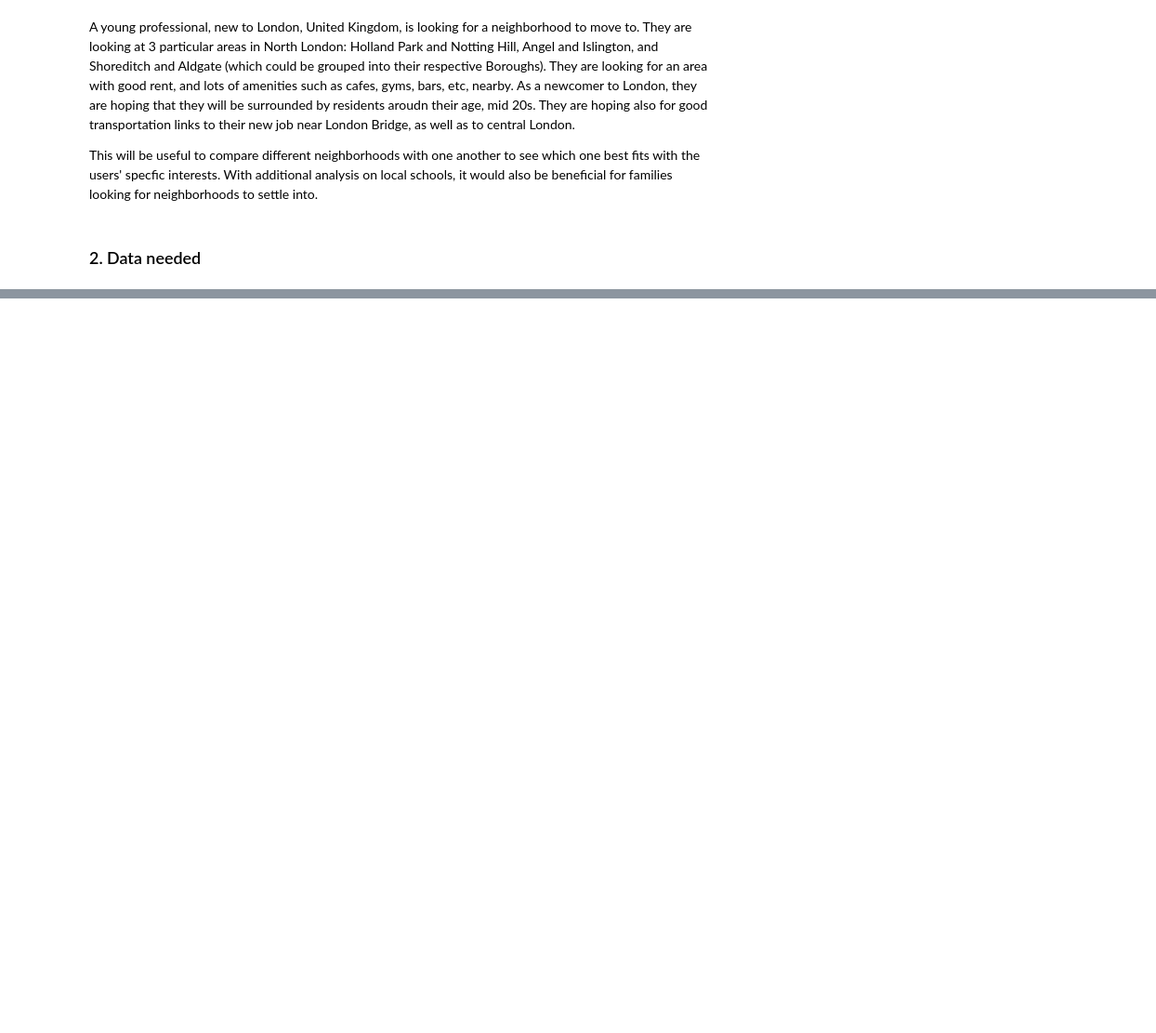
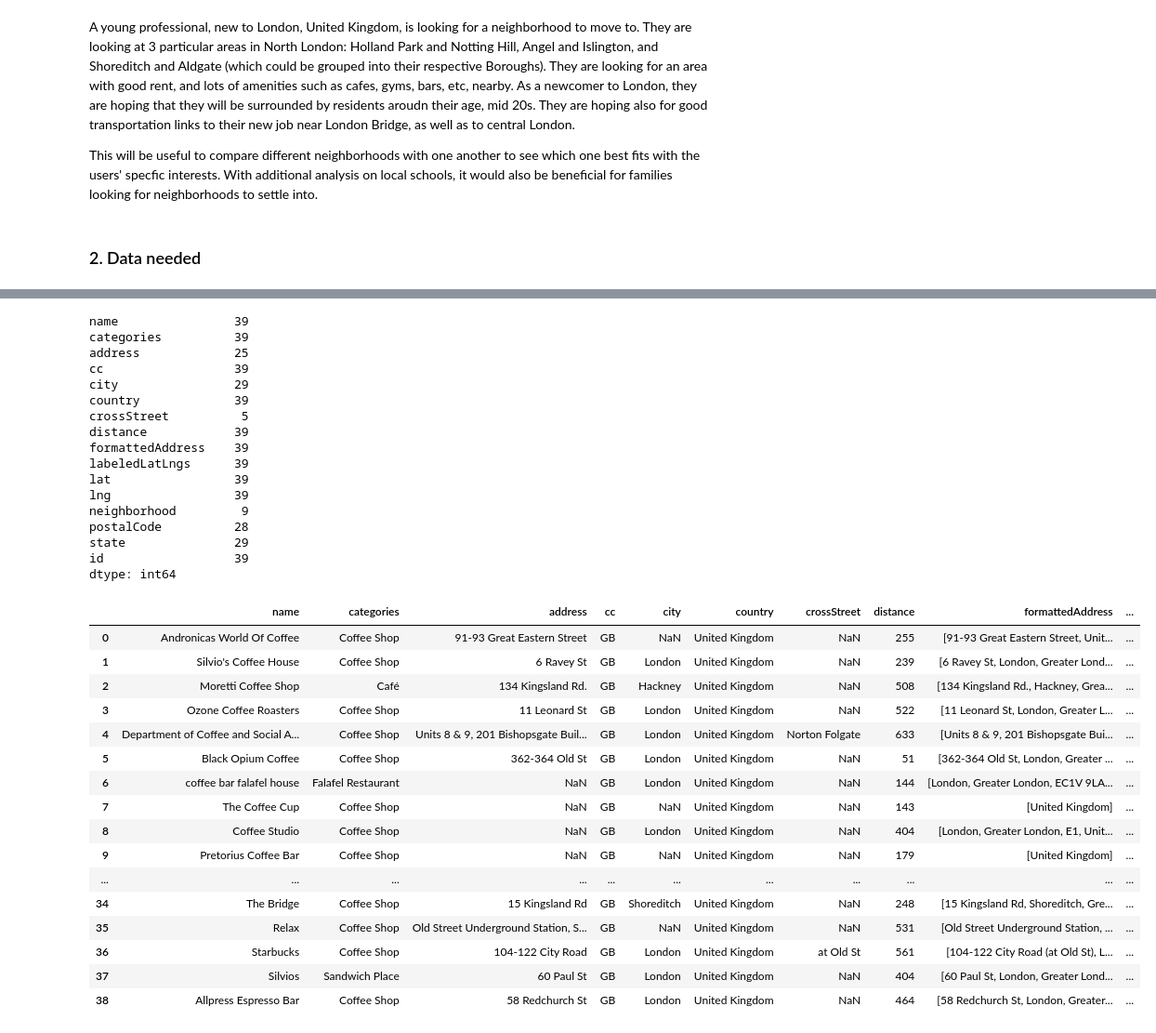
Before and after one commit to vinciyauu/Coursera_Capstone, a Jupyter notebook: Coursera_Capstone.ipynb, the cells around one changed output, grey strips where cells are left out. Shown at 93% size. Drawn from its saved outputs; the diff is of its cells as text; code cells hidden in the pictures; blank space fills up the shorter version.

Commit message:
Published from Watson Studio.

```diff
--- a/Coursera_Capstone.ipynb
+++ b/Coursera_Capstone.ipynb
@@ -23,0 +767,10 @@ Transportation data can also be used to determine the number of major bus or tub
+# %%
+#using Foursquare to explore venues in each location
+# Get Foursquare credentials
+CLIENT_ID = 'CH2SVOH5T2VO1MDUAEZZTXG3J4TDIKBQTMLQLR215DMQJXM3' # your Foursquare ID
+CLIENT_SECRET = 'OGUAYNKMFPZZSE3ZGDOB21S10RVFXZ1VR1FC1DPAOGJUFXP0' # your Foursquare Secret
+VERSION = '20180604'
+LIMIT = 30
+print('Your credentails:')
+print('CLIENT_ID: ' + CLIENT_ID)
+print('CLIENT_SECRET:' + CLIENT_SECRET)
@@ -23,0 +2328,3 @@ Transportation data can also be used to determine the number of major bus or tub
+# %%
+results = requests.get(url).json()
+results
@@ -23,0 +2349,6 @@ Transportation data can also be used to determine the number of major bus or tub
+# %%
+venues = results['response']['venues']
+
+# tranform venues into a dataframe
+Shoreditch_Coffee = json_normalize(venues)
+Shoreditch_Coffee.head()
@@ -23,0 +2362,60 @@ Transportation data can also be used to determine the number of major bus or tub
+# %%
+# keep only columns that include venue name, and anything that is associated with location
+filtered_columns = ['name', 'categories'] + [col for col in Shoreditch_Coffee.columns if col.startswith('location.')] + ['id']
+Shoreditch_Coffee_filtered = Shoreditch_Coffee.loc[:, filtered_columns]
+
+# function that extracts the category of the venue
+def get_category_type(row):
+    try:
+        categories_list = row['categories']
+    except:
+        categories_list = row['venue.categories']
+
+    if len(categories_list) == 0:
+        return None
+    else:
+        return categories_list[0]['name']
+
+# filter the category for each row
+Shoreditch_Coffee_filtered['categories'] = Shoreditch_Coffee_filtered.apply(get_category_type, axis=1)
+
+# clean column names by keeping only last term
+Shoreditch_Coffee_filtered.columns = [column.split('.')[-1] for column in Shoreditch_Coffee_filtered.columns]
+
+print(Shoreditch_Coffee_filtered.count())
+Shoreditch_Coffee_filtered
+# %% [output]
+name                39
+categories          39
+address             25
+cc                  39
+city                29
+country             39
+crossStreet          5
+distance            39
+formattedAddress    39
+labeledLatLngs      39
+lat                 39
+lng                 39
+neighborhood         9
+postalCode          28
+state               29
+id                  39
+dtype: int64
+|  | name | categories | address | cc | city | country | crossStreet | distance | formattedAddress | ... |
+| 0 | Andronicas World Of Coffee | Coffee Shop | 91-93 Great Eastern Street | GB | NaN | United Kingdom | NaN | 255 | [91-93 Great Eastern Street, Unit... | ... |
+| 1 | Silvio's Coffee House | Coffee Shop | 6 Ravey St | GB | London | United Kingdom | NaN | 239 | [6 Ravey St, London, Greater Lond... | ... |
+| 2 | Moretti Coffee Shop | Café | 134 Kingsland Rd. | GB | Hackney | United Kingdom | NaN | 508 | [134 Kingsland Rd., Hackney, Grea... | ... |
+| 3 | Ozone Coffee Roasters | Coffee Shop | 11 Leonard St | GB | London | United Kingdom | NaN | 522 | [11 Leonard St, London, Greater L... | ... |
+| 4 | Department of Coffee and Social A... | Coffee Shop | Units 8 & 9, 201 Bishopsgate Buil... | GB | London | United Kingdom | Norton Folgate | 633 | [Units 8 & 9, 201 Bishopsgate Bui... | ... |
+| 5 | Black Opium Coffee | Coffee Shop | 362-364 Old St | GB | London | United Kingdom | NaN | 51 | [362-364 Old St, London, Greater ... | ... |
+| 6 | coffee bar falafel house | Falafel Restaurant | NaN | GB | London | United Kingdom | NaN | 144 | [London, Greater London, EC1V 9LA... | ... |
+| 7 | The Coffee Cup | Coffee Shop | NaN | GB | NaN | United Kingdom | NaN | 143 | [United Kingdom] | ... |
+| 8 | Coffee Studio | Coffee Shop | NaN | GB | London | United Kingdom | NaN | 404 | [London, Greater London, E1, Unit... | ... |
+| 9 | Pretorius Coffee Bar | Coffee Shop | NaN | GB | NaN | United Kingdom | NaN | 179 | [United Kingdom] | ... |
+| ... | ... | ... | ... | ... | ... | ... | ... | ... | ... | ... |
+| 34 | The Bridge | Coffee Shop | 15 Kingsland Rd | GB | Shoreditch | United Kingdom | NaN | 248 | [15 Kingsland Rd, Shoreditch, Gre... | ... |
+| 35 | Relax | Coffee Shop | Old Street Underground Station, S... | GB | NaN | United Kingdom | NaN | 531 | [Old Street Underground Station, ... | ... |
+| 36 | Starbucks | Coffee Shop | 104-122 City Road | GB | London | United Kingdom | at Old St | 561 | [104-122 City Road (at Old St), L... | ... |
+| 37 | Silvios | Sandwich Place | 60 Paul St | GB | London | United Kingdom | NaN | 404 | [60 Paul St, London, Greater Lond... | ... |
+| 38 | Allpress Espresso Bar | Coffee Shop | 58 Redchurch St | GB | London | United Kingdom | NaN | 464 | [58 Redchurch St, London, Greater... | ... |
```
Also changed, not shown: parts of 240 cells of this notebook.
